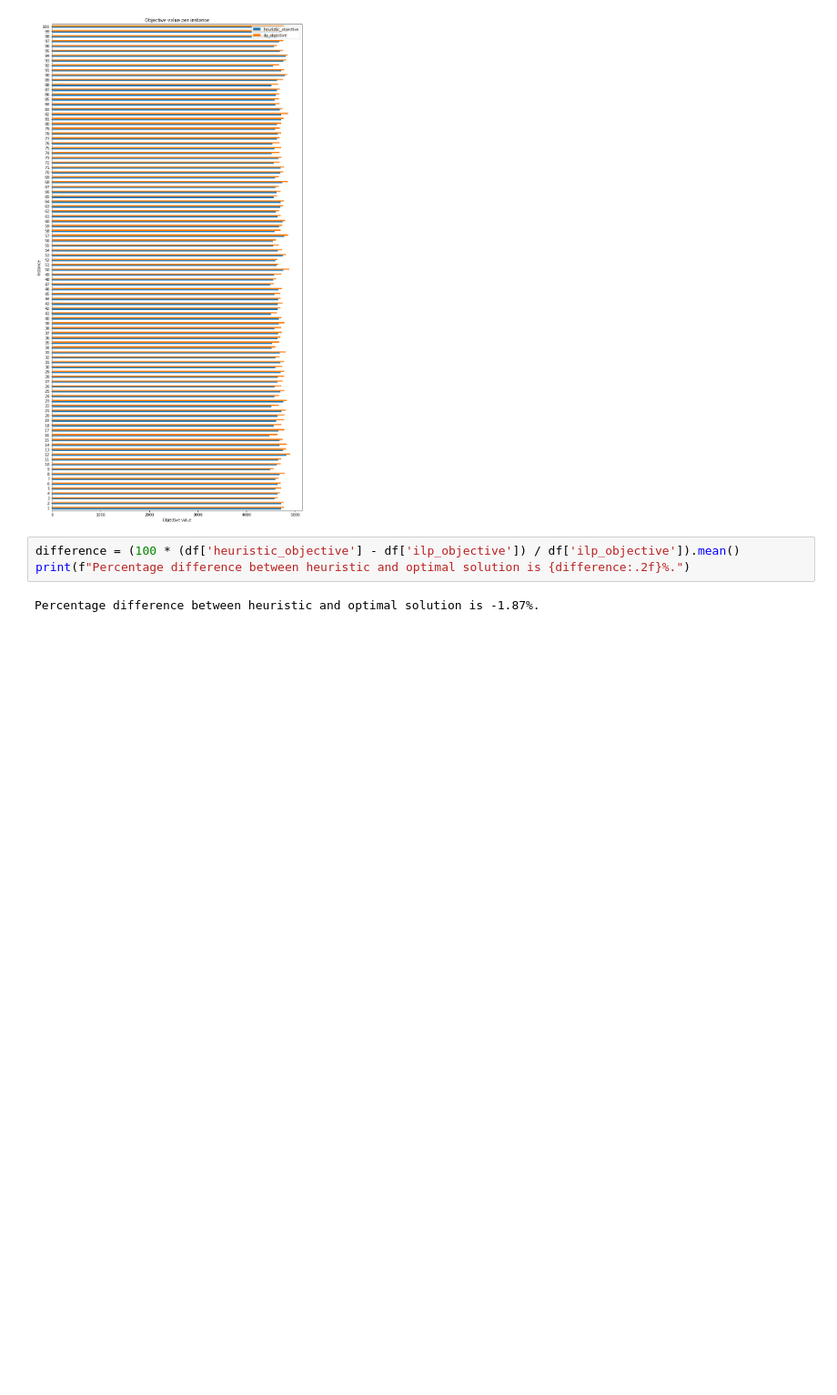
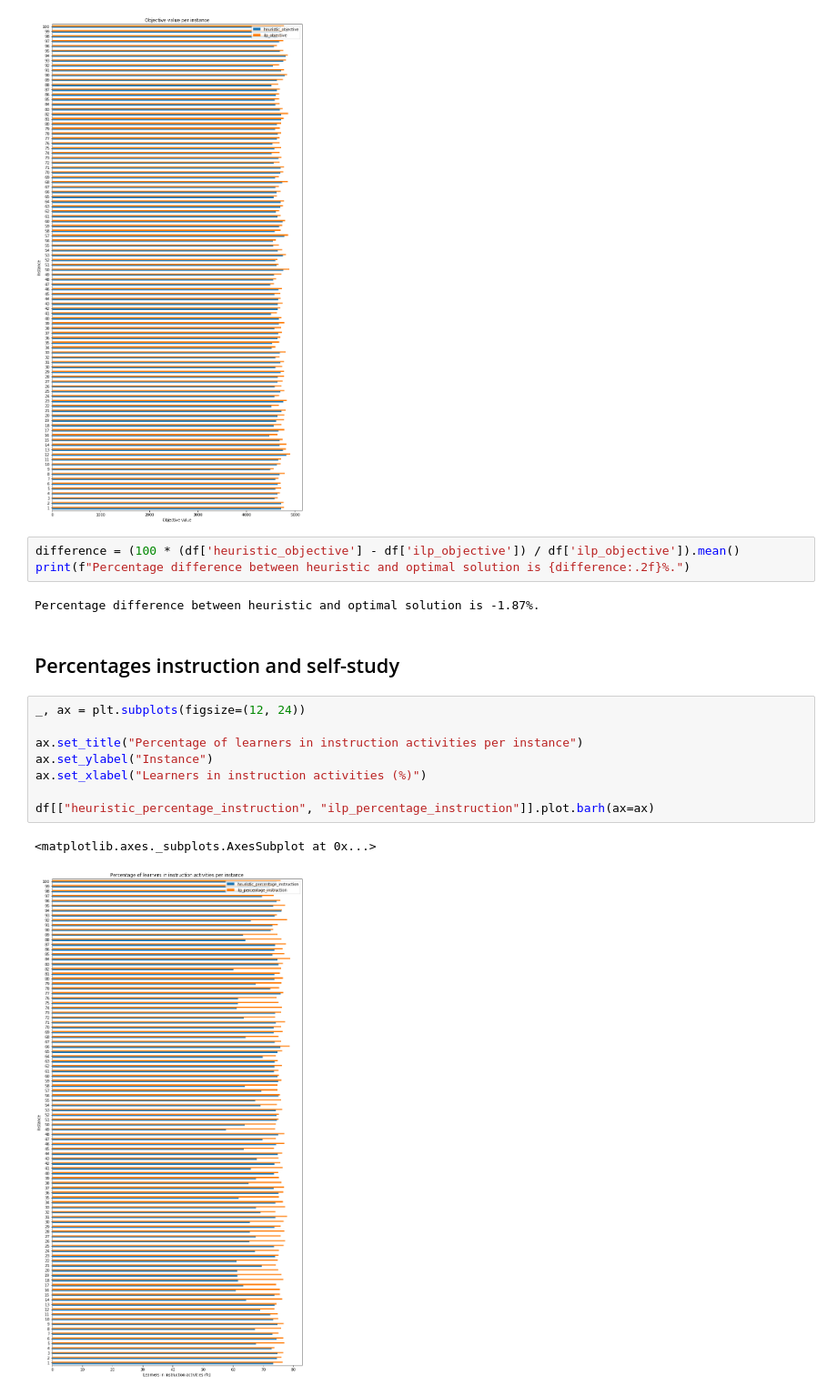
Before and after one commit to N-Wouda/PL-Hourly-Heuristic, a Jupyter notebook: analysis/single_experiment.ipynb, the cells around one changed output. Shown at 91% size. Cells and saved outputs as stored; diff of their text form; blank space fills up the shorter version.

```diff
--- a/analysis/single_experiment.ipynb
+++ b/analysis/single_experiment.ipynb
@@ -62,3 +62,16 @@ difference = (100 * (df['heuristic_objective'] - df['ilp_objective']) / df['ilp_
 print(f"Percentage difference between heuristic and optimal solution is {difference:.2f}%.")
 # %% [output]
 Percentage difference between heuristic and optimal solution is -1.87%.
+# %% [markdown]
+## Percentages instruction and self-study
+# %%
+_, ax = plt.subplots(figsize=(12, 24))
+
+ax.set_title("Percentage of learners in instruction activities per instance")
+ax.set_ylabel("Instance")
+ax.set_xlabel("Learners in instruction activities (%)")
+
+df[["heuristic_percentage_instruction", "ilp_percentage_instruction"]].plot.barh(ax=ax)
+# %% [output]
+<matplotlib.axes._subplots.AxesSubplot at 0x...>
+[figure, added]
```
Also changed, not shown: parts of 9 cells of this notebook, 8 other files.
